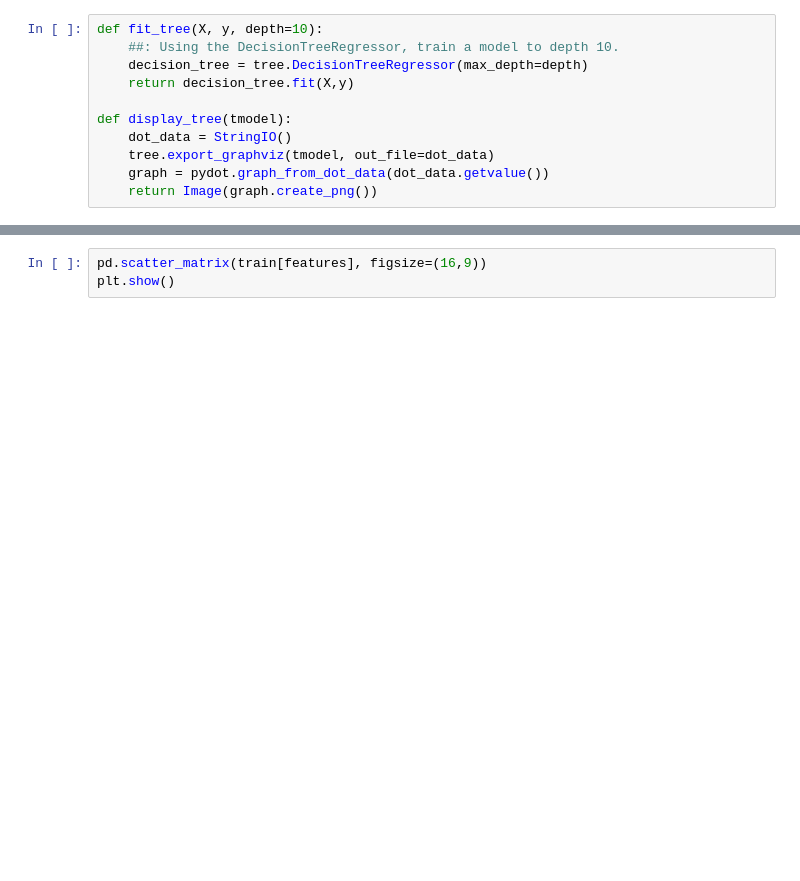
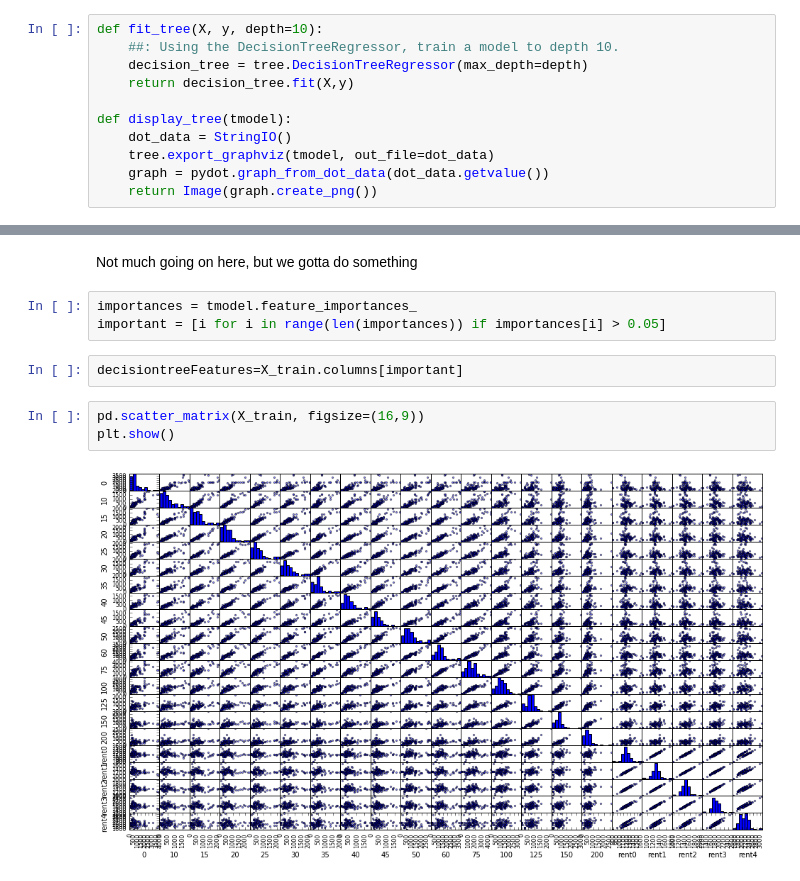
Before and after one commit to cjallow/DataScience-Project, a Jupyter notebook: _Lets_Learn.ipynb, the cells around one changed output, grey strips where cells are left out. Saved outputs shown, nothing was run; the diff lists cells and outputs as text; blank space fills up the shorter version.

```diff
--- a/_Lets_Learn.ipynb
+++ b/_Lets_Learn.ipynb
@@ -66,3 +91,12 @@ display_tree(tmodel)
+# %% [markdown]
+Not much going on here, but we gotta do something
+# %%
+importances = tmodel.feature_importances_
+important = [i for i in range(len(importances)) if importances[i] > 0.05]
+# %%
+decisiontreeFeatures=X_train.columns[important]
 # %%
-pd.scatter_matrix(train[features], figsize=(16,9))
+pd.scatter_matrix(X_train, figsize=(16,9))
 plt.show()
+# %% [output]
+[figure, added]
```
Also changed, not shown: parts of 23 cells of this notebook.
